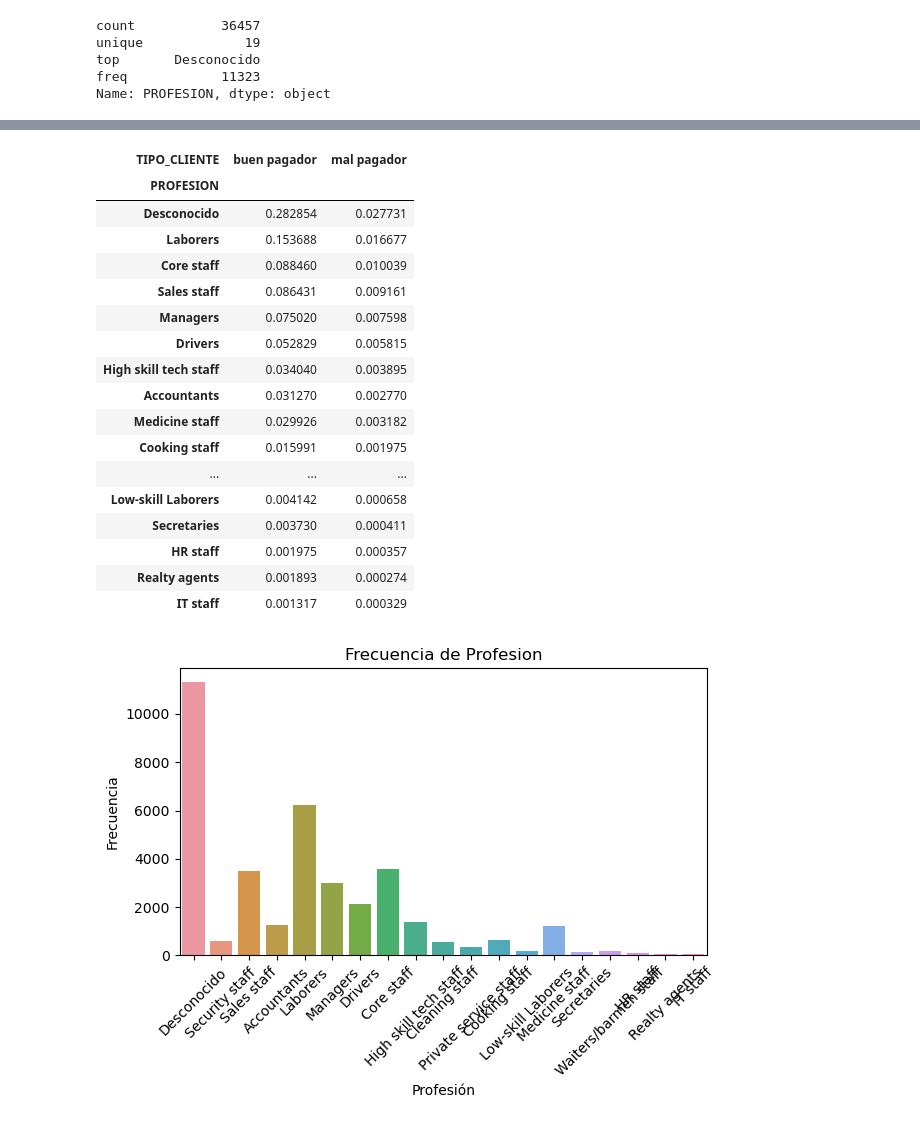
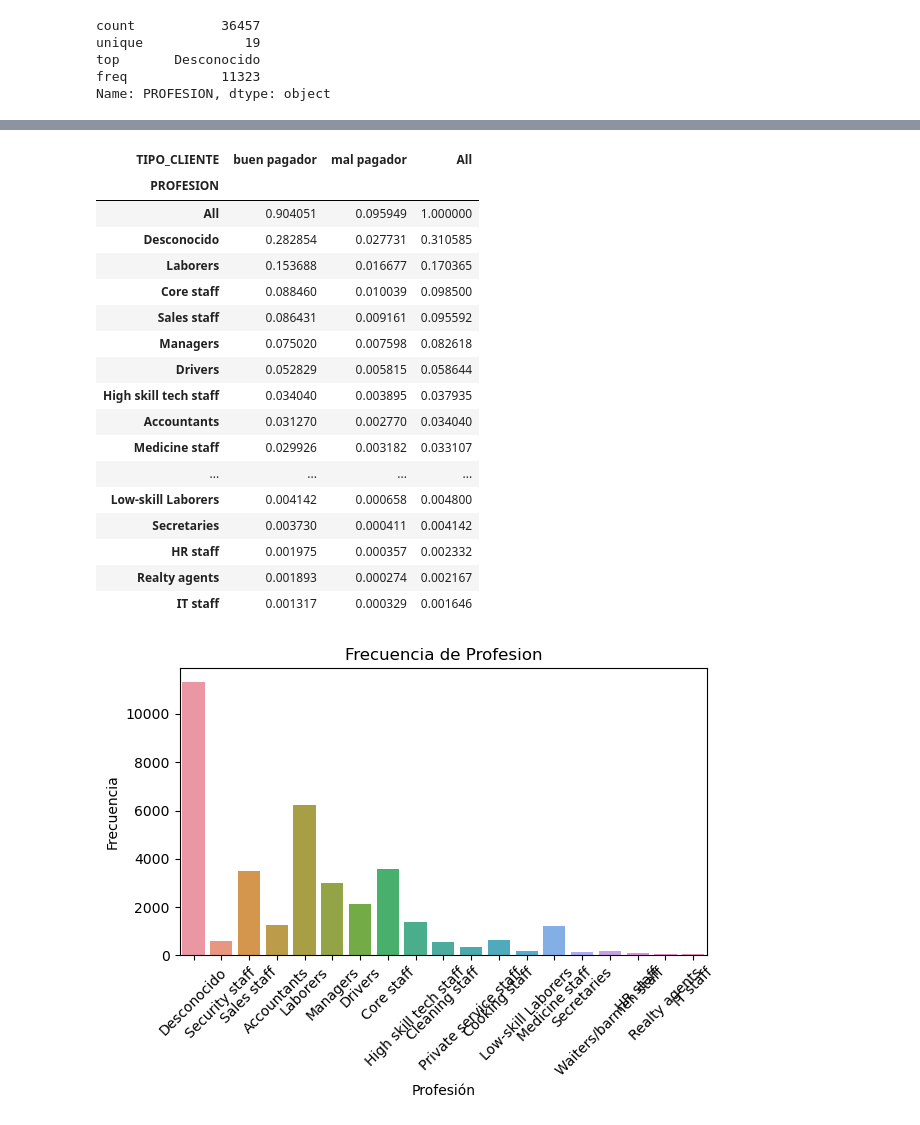
Before and after one commit to ajalca/cbe_customer_classification, a Jupyter notebook: VISA - Grupo 5.ipynb, the cells around one changed output, grey strips where cells are left out. Cells and saved outputs as stored; diff of their text form; code cells hidden in the pictures.

```diff
--- a/VISA - Grupo 5.ipynb
+++ b/VISA - Grupo 5.ipynb
@@ -661,26 +663,26 @@ Name: PROFESION, dtype: float64
 # %%
-tabla_contingencia = pd.crosstab(clientes_df['PROFESION'], clientes_df['TIPO_CLIENTE'], normalize=True)
+tabla_contingencia = pd.crosstab(clientes_df['PROFESION'], clientes_df['TIPO_CLIENTE'], normalize=True, margins=True)
 tabla_ordenada_filas = tabla_contingencia.sort_values(by='buen pagador', ascending=False)
 tabla_ordenada_filas
 # %% [output]
-| TIPO_CLIENTE | buen pagador | mal pagador |
-| PROFESION |  |  |
-| Desconocido | 0.282854 | 0.027731 |
-| Laborers | 0.153688 | 0.016677 |
-| Core staff | 0.088460 | 0.010039 |
-| Sales staff | 0.086431 | 0.009161 |
-| Managers | 0.075020 | 0.007598 |
-| Drivers | 0.052829 | 0.005815 |
-| High skill tech staff | 0.034040 | 0.003895 |
-| Accountants | 0.031270 | 0.002770 |
-| Medicine staff | 0.029926 | 0.003182 |
-| Cooking staff | 0.015991 | 0.001975 |
-| ... | ... | ... |
-| Low-skill Laborers | 0.004142 | 0.000658 |
-| Secretaries | 0.003730 | 0.000411 |
-| HR staff | 0.001975 | 0.000357 |
-| Realty agents | 0.001893 | 0.000274 |
-| IT staff | 0.001317 | 0.000329 |
+| TIPO_CLIENTE | buen pagador | mal pagador | All |
+| PROFESION |  |  |  |
+| All | 0.904051 | 0.095949 | 1.000000 |
+| Desconocido | 0.282854 | 0.027731 | 0.310585 |
+| Laborers | 0.153688 | 0.016677 | 0.170365 |
+| Core staff | 0.088460 | 0.010039 | 0.098500 |
+| Sales staff | 0.086431 | 0.009161 | 0.095592 |
+| Managers | 0.075020 | 0.007598 | 0.082618 |
+| Drivers | 0.052829 | 0.005815 | 0.058644 |
+| High skill tech staff | 0.034040 | 0.003895 | 0.037935 |
+| Accountants | 0.031270 | 0.002770 | 0.034040 |
+| Medicine staff | 0.029926 | 0.003182 | 0.033107 |
+| ... | ... | ... | ... |
+| Low-skill Laborers | 0.004142 | 0.000658 | 0.004800 |
+| Secretaries | 0.003730 | 0.000411 | 0.004142 |
+| HR staff | 0.001975 | 0.000357 | 0.002332 |
+| Realty agents | 0.001893 | 0.000274 | 0.002167 |
+| IT staff | 0.001317 | 0.000329 | 0.001646 |
 # %%
 # Gráfico de barras para la columna 'Profesion'
 sns.countplot(x='PROFESION', data=clientes_df)
```
Also changed, not shown: parts of 35 cells of this notebook, 2 other files.
